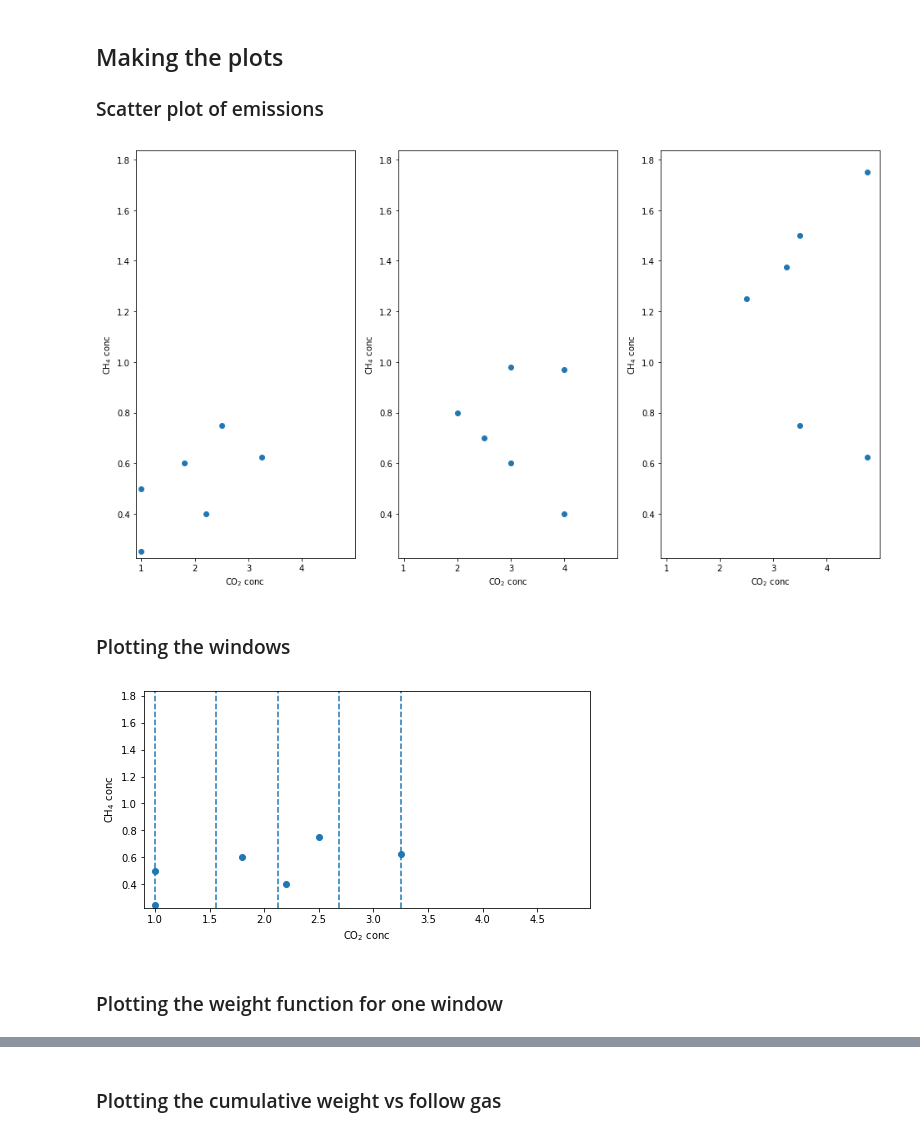
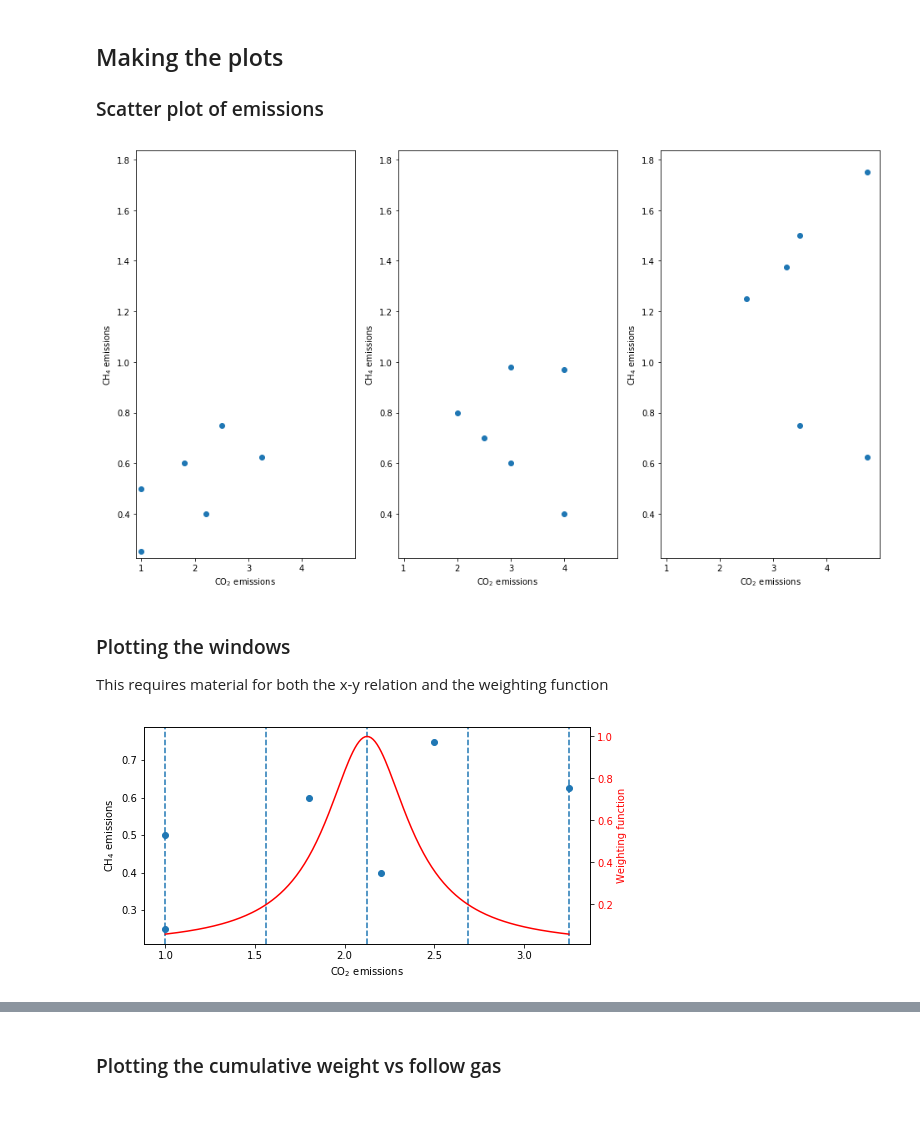
Before and after one commit to GranthamImperial/silicone_examples, a Jupyter notebook: notebooks/ExampleDataForQRWFigures.ipynb, the cells around one changed output, grey strips where cells are left out. Drawn from its saved outputs; the diff is of its cells as text; code cells hidden in the pictures.

Commit message:
Improved the diagrams of exampledata, added titles to split_up

```diff
--- a/notebooks/ExampleDataForQRWFigures.ipynb
+++ b/notebooks/ExampleDataForQRWFigures.ipynb
@@ -65,36 +66,48 @@ for year in yearlist:
     )
     ax.set_xlim(xlims)
     ax.set_ylim(ylims)
-    ax.set_xlabel("CO$_2$ conc")
-    ax.set_ylabel("CH$_4$ conc")
+    ax.set_xlabel("CO$_2$ emissions")
+    ax.set_ylabel("CH$_4$ emissions")
 fig.savefig(
     join(savefig_folder, "CO2Methane3Decades.pdf"),
     bbox_inches='tight'
 )
 # %% [output]
-[figure, old version]
+[figure, new version]
-# %% [markdown]
-### Plotting the windows
+# %% [markdown]
+### Plotting the windows
+This requires material for both the x-y relation and the weighting function
+# %%
+year = 2020
+xs = db_dt_mod.filter(year=year, variable=_co2)["value"]
+
+step = (max(xs) - min(xs)) / 200
+window_width = (max(xs) - min(xs)) / 4
+x_c = np.arange(min(xs), max(xs) + step / 2, step)
+x_p = min(xs) + 2* window_width
+def weight_fn(z):
+    return 1/(1 + ((z - x_p) / window_width * 2) ** 2)
+y = weight_fn(x_c)
 # %%
-year = 2020
 fig = plt.figure(figsize=(8, 4))
 ax = fig.add_subplot(111)
-xs = db_dt_mod.filter(year=year, variable=_co2)["value"]
 plt.scatter(
     db_dt_mod.filter(year=year, variable=_co2)["value"],
     db_dt_mod.filter(year=year, variable=_ch4)["value"]
 )
 for x in np.arange(min(xs), max(xs) + 0.1, (max(xs) - min(xs)) / 4):
     plt.axvline(x=x, ls="--")
-ax.set_xlim(xlims)
-ax.set_ylim(ylims)
-ax.set_xlabel("CO$_2$ conc")
-ax.set_ylabel("CH$_4$ conc")
+ax2 = ax.twinx()
+ax2.plot(x_c, y, c="r")
+ax2.tick_params(axis='y', labelcolor="r")
+#ax.set_xlim(xlims)
+#ax.set_ylim(ylims)
+ax.set_xlabel("CO$_2$ emissions")
+ax.set_ylabel("CH$_4$ emissions")
+ax2.set_ylabel("Weighting function", color="r")
 fig.savefig(
     join(savefig_folder, "CO2MethaneDottedLine.pdf"),
     bbox_inches='tight'
 )
 # %% [output]
-[figure, old version]
+[figure, new version]
-# %% [markdown]
-### Plotting the weight function for one window
```
Also changed, not shown: parts of 5 cells of this notebook, 1 other file.
